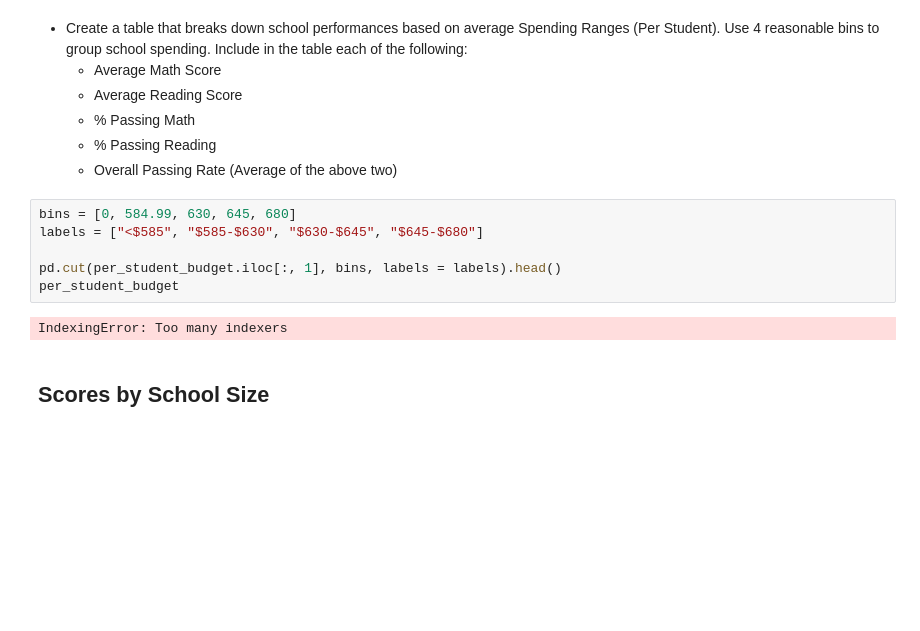
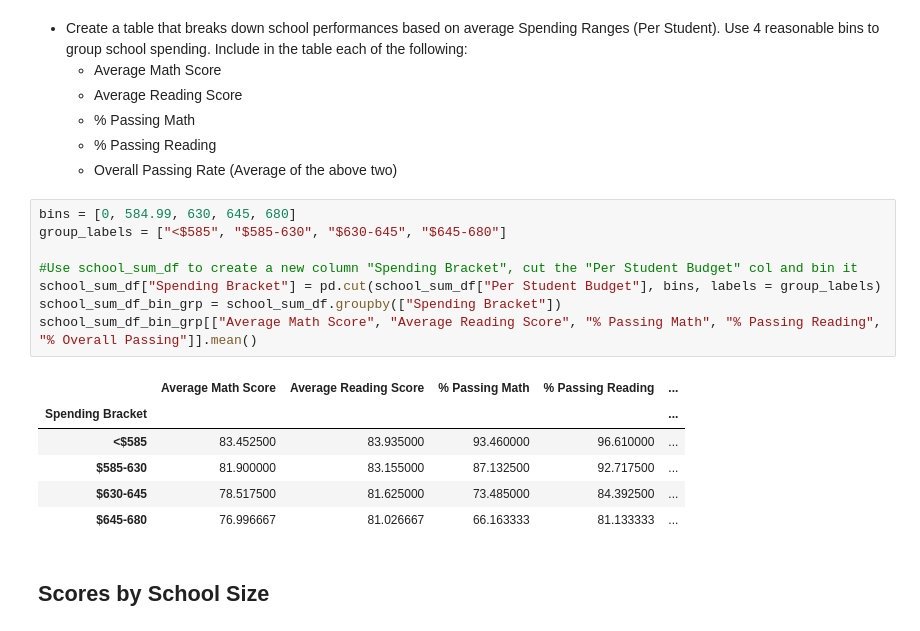
Before and after one commit to RuthlessNative/04-pandas-challenge, a Jupyter notebook: PyCitySchools.ipynb, the cells around one changed output. Drawn from its saved outputs; the diff is of its cells as text; blank space fills up the shorter version.

Commit message:
Scores by School Spending complete

```diff
--- a/PyCitySchools.ipynb
+++ b/PyCitySchools.ipynb
@@ -322,14 +322,21 @@ read_by_grade_df
   * % Passing Math
   * % Passing Reading
   * Overall Passing Rate (Average of the above two)
-# %%
-bins = [0, 584.99, 630, 645, 680]
-labels = ["<$585", "$585-$630", "$630-$645", "$645-$680"]
-
-pd.cut(per_student_budget.iloc[:, 1], bins, labels = labels).head()
-per_student_budget
-# %% [output]
-IndexingError: Too many indexers
+# %%
+bins = [0, 584.99, 630, 645, 680]
+group_labels = ["<$585", "$585-630", "$630-645", "$645-680"]
+
+#Use school_sum_df to create a new column "Spending Bracket", cut the "Per Student Budget" col and bin it
+school_sum_df["Spending Bracket"] = pd.cut(school_sum_df["Per Student Budget"], bins, labels = group_labels)
+school_sum_df_bin_grp = school_sum_df.groupby(["Spending Bracket"])
+school_sum_df_bin_grp[["Average Math Score", "Average Reading Score", "% Passing Math", "% Passing Reading", "% Overall Passing"]].mean()
+# %% [output]
+|  | Average Math Score | Average Reading Score | % Passing Math | % Passing Reading | ... |
+| Spending Bracket |  |  |  |  | ... |
+| <$585 | 83.452500 | 83.935000 | 93.460000 | 96.610000 | ... |
+| $585-630 | 81.900000 | 83.155000 | 87.132500 | 92.717500 | ... |
+| $630-645 | 78.517500 | 81.625000 | 73.485000 | 84.392500 | ... |
+| $645-680 | 76.996667 | 81.026667 | 66.163333 | 81.133333 | ... |
 # %% [markdown]
 ## Scores by School Size
 # %% [markdown]
```
